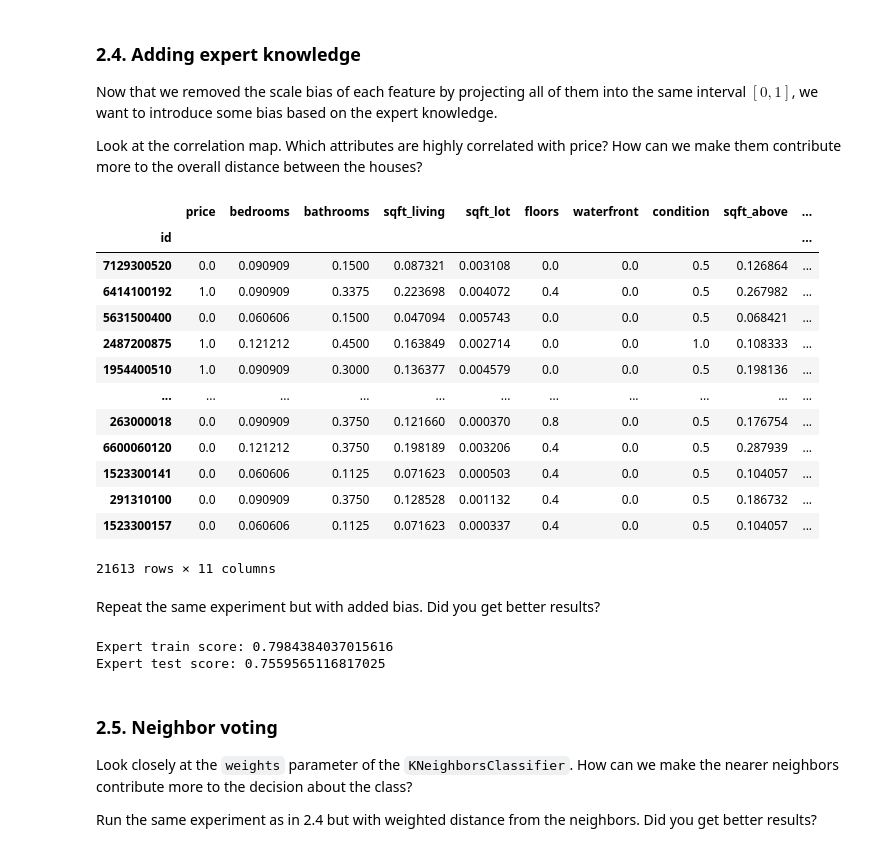
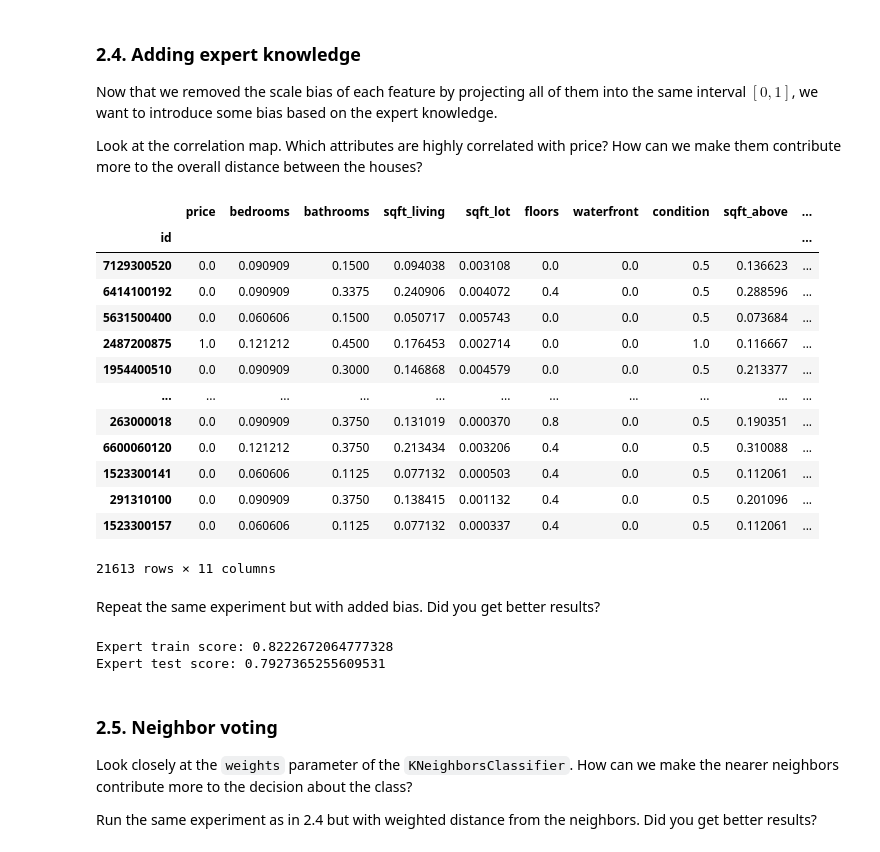
Before and after one commit to Jiashu51Han8/ml_knn_housing_lab, a Jupyter notebook: knn_home_price.ipynb, the cells around one changed output. Cells and saved outputs as stored; diff of their text form; code cells hidden in the pictures.

Commit message:
fixed from using median to using mean, because it resulted in more trustworthy results

```diff
--- a/knn_home_price.ipynb
+++ b/knn_home_price.ipynb
@@ -103,7 +103,7 @@ Instead we are going to use `KNeighborsClassifier` to predict a class label of e
 ### 2.1. Converting target variable into a class label
 Convert the numeric price attribute into the binary class as follows: "price above mean" (class 1) and "price below mean" (class 0).
 # %%
-price_median = data["price"].median()
+price_median = data["price"].mean()
 classes = data.copy()
 classes['price'] = [1 if x > price_median else 0 for x in classes['price']]
 
@@ -176,7 +176,7 @@ from sklearn.preprocessing import MinMaxScaler
 
 scaler = MinMaxScaler()
 normalized = classes.copy()
-scaled = min_max_scaler.fit_transform(normalized)
+scaled = scaler.fit_transform(normalized)
 normalized.loc[:,:] = scaled
 normalized
 # %% [output]
@@ -223,31 +223,31 @@ Look at the correlation map. Which attributes are highly correlated with price?
 # %%
 biased = normalized.copy()
 # biased['bedrooms'] = biased['bedrooms'].apply(lambda x: x*0.31)
 biased['bathrooms'] = biased['bathrooms'].apply(lambda x: x*1.2)
-biased['sqft_living'] = biased['sqft_living'].apply(lambda x: x*1.3)
+biased['sqft_living'] = biased['sqft_living'].apply(lambda x: x*1.4)
 # biased['sqft_lot'] = biased['sqft_lot'].apply(lambda x: x*0.09)
 # biased['floors'] = biased['floors'].apply(lambda x: x*0.26)
 # biased['waterfront'] = biased['waterfront'].apply(lambda x: x*0.27)
 # biased['condition'] = biased['condition'].apply(lambda x: x*0.036)
 # biased[''] = biased['sqft_living'].apply(lambda x: x/2)
 # biased['sqft_basement'] = biased['sqft_basement'].apply(lambda x: x*0.32)
 
-biased['sqft_above'] = biased['sqft_above'].apply(lambda x: x*1.3)
+biased['sqft_above'] = biased['sqft_above'].apply(lambda x: x*1.4)
 biased
 # %% [output]
 |  | price | bedrooms | bathrooms | sqft_living | sqft_lot | floors | waterfront | condition | sqft_above | ... |
 | id |  |  |  |  |  |  |  |  |  | ... |
-| 7129300520 | 0.0 | 0.090909 | 0.1500 | 0.087321 | 0.003108 | 0.0 | 0.0 | 0.5 | 0.126864 | ... |
-| 6414100192 | 1.0 | 0.090909 | 0.3375 | 0.223698 | 0.004072 | 0.4 | 0.0 | 0.5 | 0.267982 | ... |
-| 5631500400 | 0.0 | 0.060606 | 0.1500 | 0.047094 | 0.005743 | 0.0 | 0.0 | 0.5 | 0.068421 | ... |
-| 2487200875 | 1.0 | 0.121212 | 0.4500 | 0.163849 | 0.002714 | 0.0 | 0.0 | 1.0 | 0.108333 | ... |
-| 1954400510 | 1.0 | 0.090909 | 0.3000 | 0.136377 | 0.004579 | 0.0 | 0.0 | 0.5 | 0.198136 | ... |
+| 7129300520 | 0.0 | 0.090909 | 0.1500 | 0.094038 | 0.003108 | 0.0 | 0.0 | 0.5 | 0.136623 | ... |
+| 6414100192 | 0.0 | 0.090909 | 0.3375 | 0.240906 | 0.004072 | 0.4 | 0.0 | 0.5 | 0.288596 | ... |
+| 5631500400 | 0.0 | 0.060606 | 0.1500 | 0.050717 | 0.005743 | 0.0 | 0.0 | 0.5 | 0.073684 | ... |
+| 2487200875 | 1.0 | 0.121212 | 0.4500 | 0.176453 | 0.002714 | 0.0 | 0.0 | 1.0 | 0.116667 | ... |
+| 1954400510 | 0.0 | 0.090909 | 0.3000 | 0.146868 | 0.004579 | 0.0 | 0.0 | 0.5 | 0.213377 | ... |
 | ... | ... | ... | ... | ... | ... | ... | ... | ... | ... | ... |
-| 263000018 | 0.0 | 0.090909 | 0.3750 | 0.121660 | 0.000370 | 0.8 | 0.0 | 0.5 | 0.176754 | ... |
-| 6600060120 | 0.0 | 0.121212 | 0.3750 | 0.198189 | 0.003206 | 0.4 | 0.0 | 0.5 | 0.287939 | ... |
-| 1523300141 | 0.0 | 0.060606 | 0.1125 | 0.071623 | 0.000503 | 0.4 | 0.0 | 0.5 | 0.104057 | ... |
-| 291310100 | 0.0 | 0.090909 | 0.3750 | 0.128528 | 0.001132 | 0.4 | 0.0 | 0.5 | 0.186732 | ... |
-| 1523300157 | 0.0 | 0.060606 | 0.1125 | 0.071623 | 0.000337 | 0.4 | 0.0 | 0.5 | 0.104057 | ... |
+| 263000018 | 0.0 | 0.090909 | 0.3750 | 0.131019 | 0.000370 | 0.8 | 0.0 | 0.5 | 0.190351 | ... |
+| 6600060120 | 0.0 | 0.121212 | 0.3750 | 0.213434 | 0.003206 | 0.4 | 0.0 | 0.5 | 0.310088 | ... |
+| 1523300141 | 0.0 | 0.060606 | 0.1125 | 0.077132 | 0.000503 | 0.4 | 0.0 | 0.5 | 0.112061 | ... |
+| 291310100 | 0.0 | 0.090909 | 0.3750 | 0.138415 | 0.001132 | 0.4 | 0.0 | 0.5 | 0.201096 | ... |
+| 1523300157 | 0.0 | 0.060606 | 0.1125 | 0.077132 | 0.000337 | 0.4 | 0.0 | 0.5 | 0.112061 | ... |
 21613 rows × 11 columns
 # %% [markdown]
 Repeat the same experiment but with added bias. Did you get better results?
@@ -266,8 +266,8 @@ knn.fit(X_train, Y_train)
 print("Expert train score:", knn.score(X_train, Y_train))
 print("Expert test score:", knn.score(X_test, Y_test))
 # %% [output]
-Expert train score: 0.7984384037015616
-Expert test score: 0.7559565116817025
+Expert train score: 0.8222672064777328
+Expert test score: 0.7927365255609531
 # %% [markdown]
 ### 2.5. Neighbor voting
 Look closely at the `weights` parameter of the `KNeighborsClassifier`. How can we make the nearer neighbors contribute more to the decision about the class?
```
Also changed, not shown: parts of 12 cells of this notebook.
